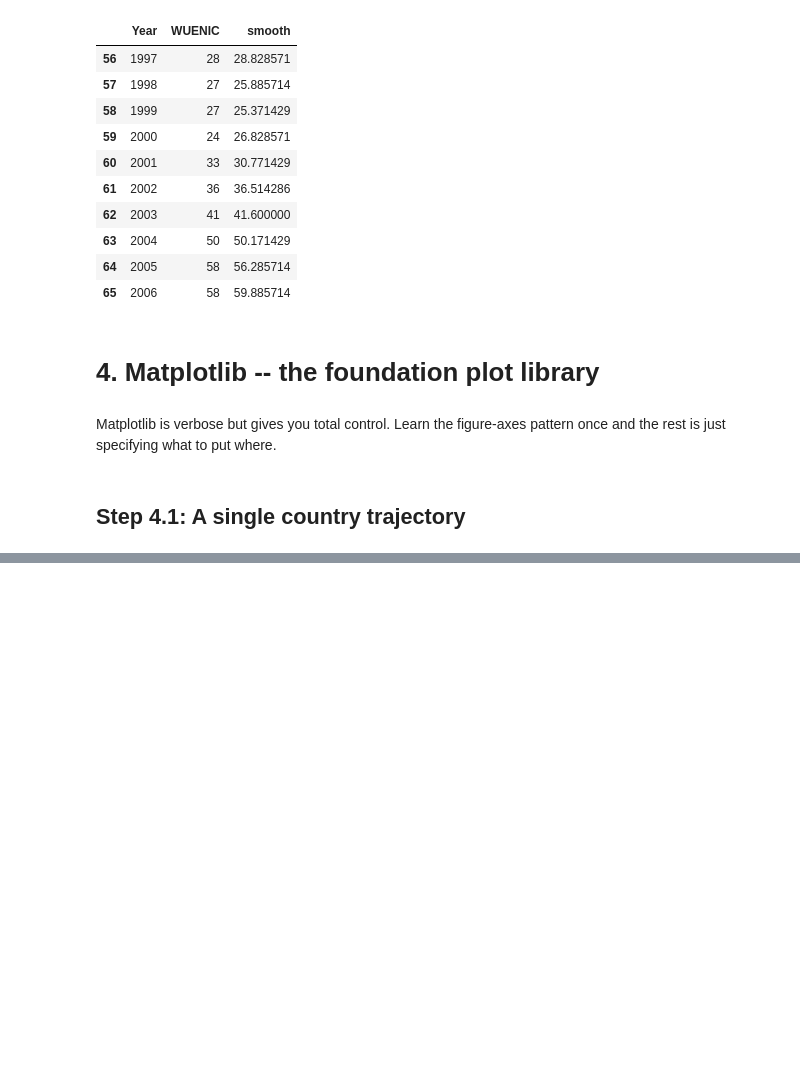
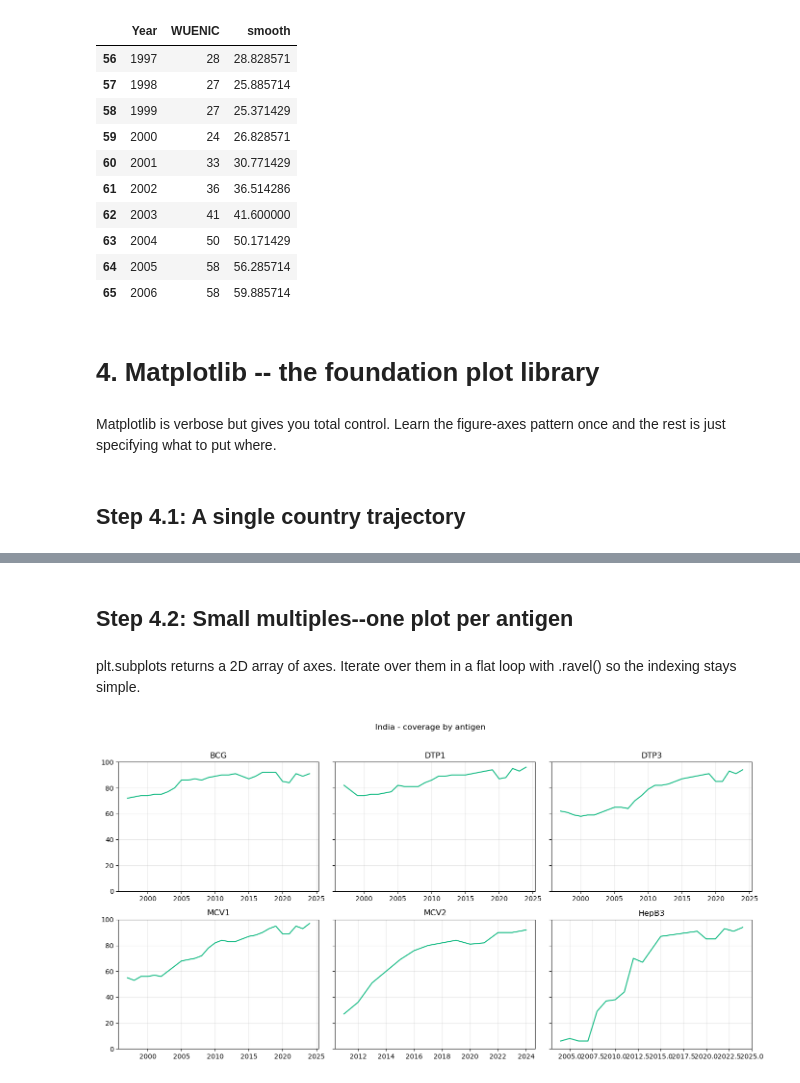
Before and after one commit to kj721/Ubiquitous, a Jupyter notebook: Projects/WUENIC 2025/cgpt_tutor_wuenic_2024.ipynb, the cells around one changed output, grey strips where cells are left out. Saved outputs shown, nothing was run; the diff lists cells and outputs as text; code cells hidden in the pictures; blank space fills up the shorter version.

```diff
--- a/Projects/WUENIC 2025/cgpt_tutor_wuenic_2024.ipynb
+++ b/Projects/WUENIC 2025/cgpt_tutor_wuenic_2024.ipynb
@@ -606,0 +626,18 @@ Matplotlib is verbose but gives you total control. Learn the figure-axes pattern
+# %% [markdown]
+## Step 4.2: Small multiples--one plot per antigen
+# %% [markdown]
+plt.subplots returns a 2D array of axes. Iterate over them in a flat loop with .ravel() so the indexing stays simple.
+# %%
+vaccines_to_plot = ["BCG", "DTP1", "DTP3", "MCV1", "MCV2", "HepB3"]
+fig, axes = plt.subplots(2, 3, figsize=(14, 7), sharey=True)
+for ax, v in zip(axes.ravel(), vaccines_to_plot):
+    sub = df.query("Country == 'India' and Vaccine == @v").sort_values("Year")
+    ax.plot(sub["Year"], sub["WUENIC"], color="#10b981")
+    ax.set_title(v)
+    ax.set_ylim(0, 100)
+    ax.grid(alpha=0.3)
+fig.suptitle("India - coverage by antigen", y=1.02)
+plt.tight_layout()
+plt.show()
+# %% [output]
+[figure, added]
```
Also changed, not shown: parts of 69 cells of this notebook, 10 other files.
